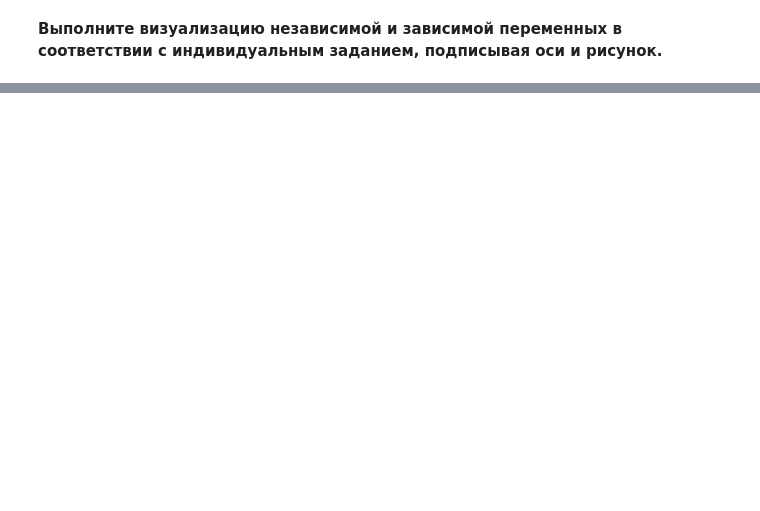
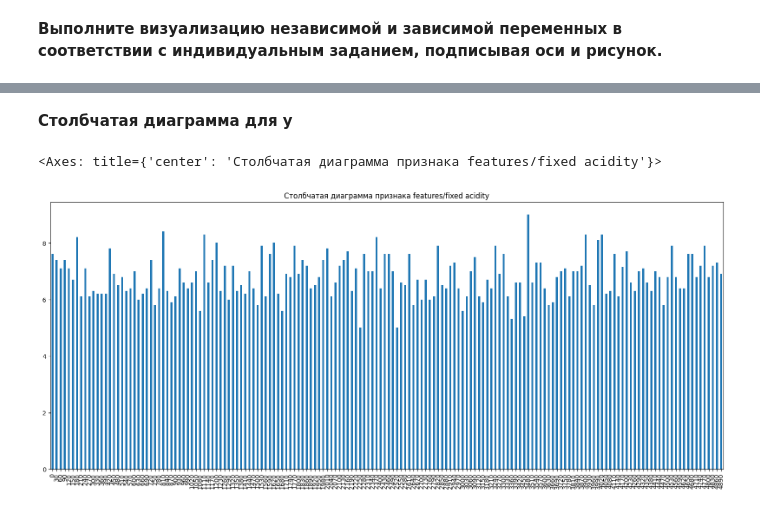
Before and after one commit to kjxeez/machine-learning, a Jupyter notebook: linear-regression.ipynb, the cells around one changed output, grey strips where cells are left out. Cells and saved outputs as stored; diff of their text form; code cells hidden in the pictures; blank space fills up the shorter version.

```diff
--- a/linear-regression.ipynb
+++ b/linear-regression.ipynb
@@ -143,0 +152,7 @@ df['features/fixed acidity'].plot.hist(color='yellow', edgecolor='black', bins=2
+# %% [markdown]
+__Столбчатая диаграмма для y__
+# %%
+df[::30]['features/fixed acidity'].plot.bar(title='Столбчатая диаграмма признака features/fixed acidity', figsize=(20,8))
+# %% [output]
+<Axes: title={'center': 'Столбчатая диаграмма признака features/fixed acidity'}>
+[figure, added]
```
Also changed, not shown: parts of 37 cells of this notebook.
